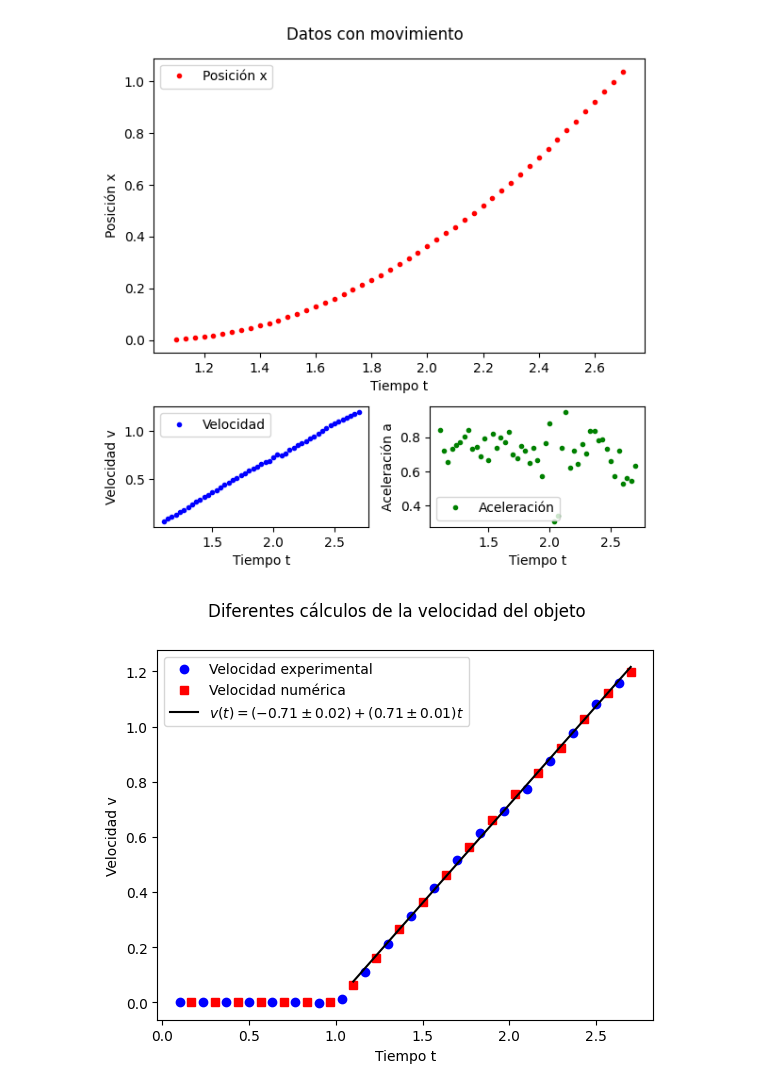
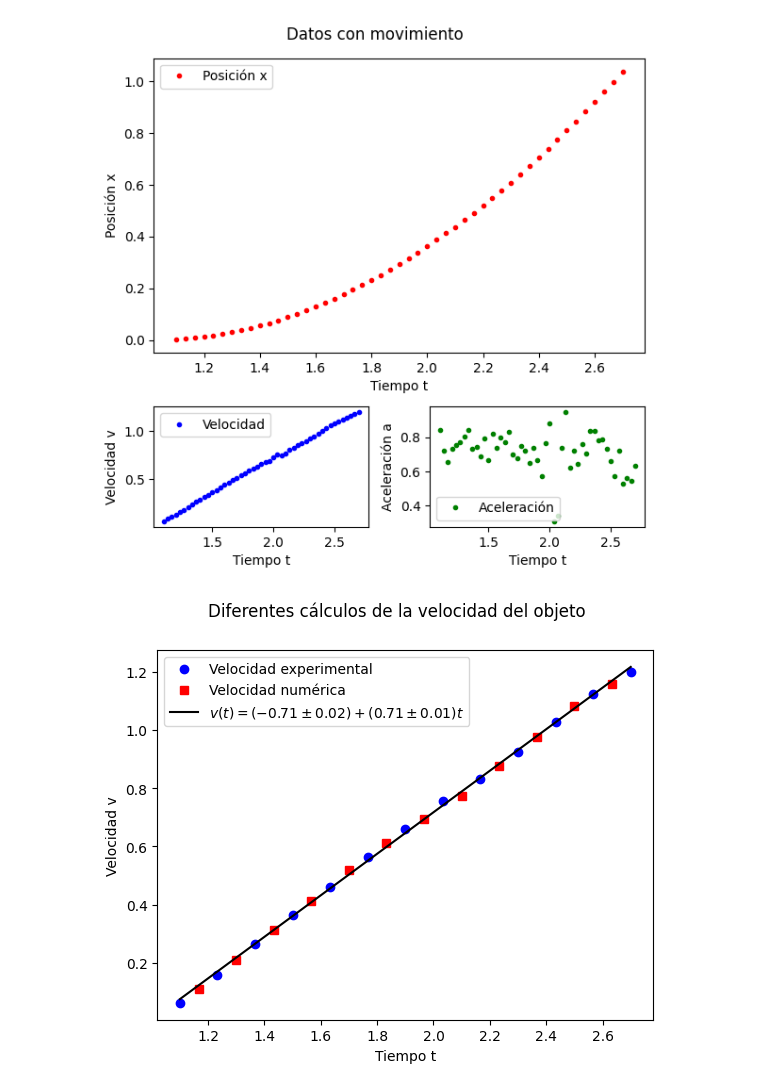
Before and after one commit to JuanSierra2003/HerrComp, a Jupyter notebook: workshops/workshop3/DerivadasNumericas.ipynb, the cells around one changed output. Drawn from its saved outputs; the diff is of its cells as text; code cells hidden in the pictures.

```diff
--- a/workshops/workshop3/DerivadasNumericas.ipynb
+++ b/workshops/workshop3/DerivadasNumericas.ipynb
@@ -91,18 +91,18 @@ eps_v, eps_a = 3*np.sqrt(np.diag(pcov))
 # %%
 #Se grafica un muestreo intercalado de la velocidad experimental y la calculada
 #numéricamente para que sea posible visualizar los datos en una sola figura.
 #Los datos son tan cercanos que una curva oculta a la otra
 
 fig = plt.figure()
 fig.suptitle("Diferentes cálculos de la velocidad del objeto")
 
 ax = fig.add_subplot()
-ax.plot(t[::4], v[::4], "ob", t[2::4], V[2::4], "sr", t[init:], ajuste_lineal(t[init:], v0_t, a_t), "-k")
+ax.plot(t[init::4], v[init::4], "ob", t[init+2::4], V[init+2::4], "sr", t[init:], ajuste_lineal(t[init:], v0_t, a_t), "-k")
 ax.legend(("Velocidad experimental", "Velocidad numérica", r"$v(t)=(%.2f \pm %.2f)+(%.2f \pm %.2f)t$"%(v0_t, eps_v, a_t, eps_a)))
 
 ax.set_xlabel("Tiempo t")
 ax.set_ylabel("Velocidad v")
 
 plt.savefig("comparacion_velocidades.png")
 # %% [output]
-[figure, old version]
+[figure, new version]
```
Also changed, not shown: parts of 2 cells of this notebook.
